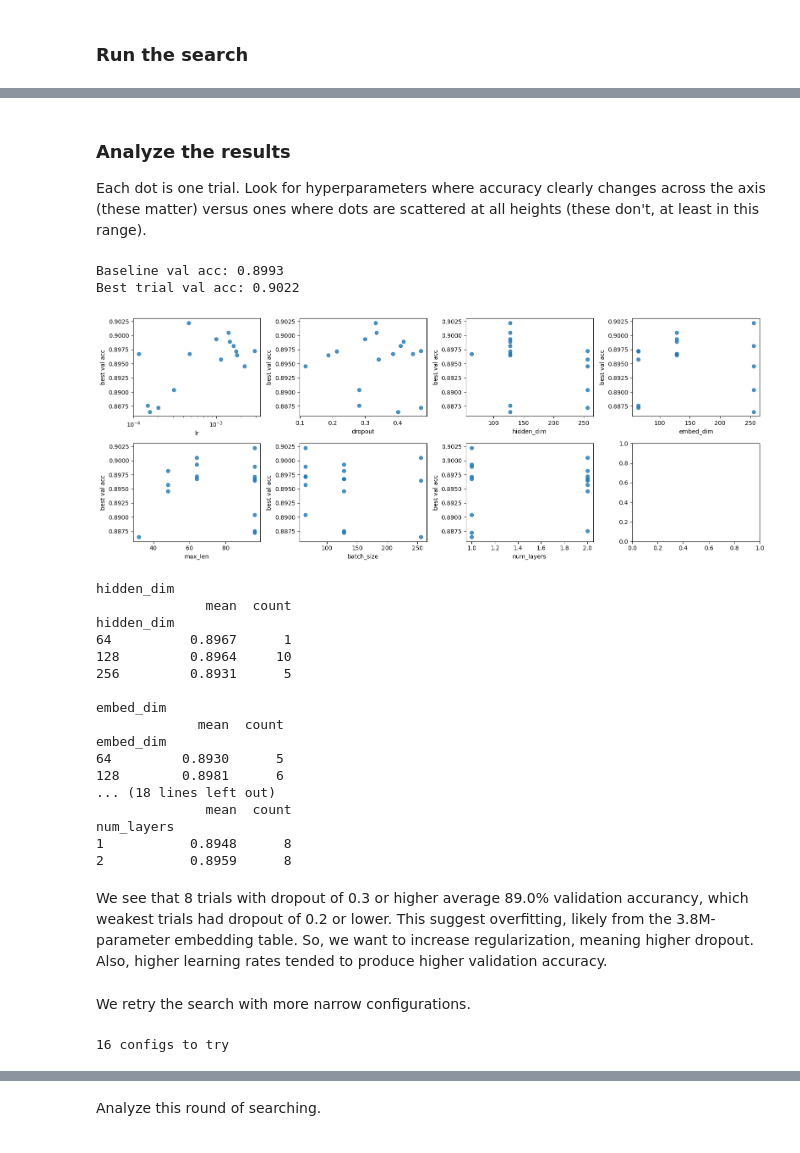
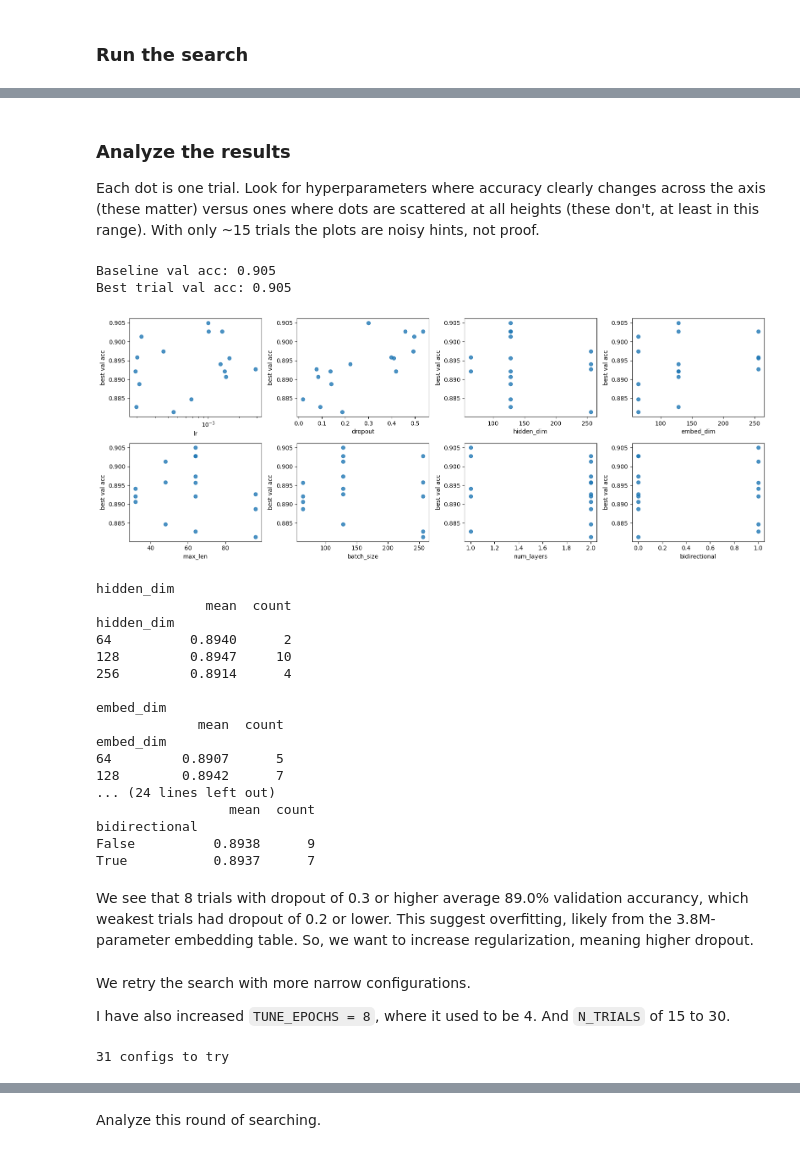
Before and after one commit to leek-yams/mie1624-NN, a Jupyter notebook: RNN_TensorflowKeras.ipynb, the cells around one changed output, grey strips where cells are left out. Saved outputs shown, nothing was run; the diff lists cells and outputs as text; code cells hidden in the pictures.

```diff
--- a/RNN_TensorflowKeras.ipynb
+++ b/RNN_TensorflowKeras.ipynb
@@ -62,9 +62,9 @@ CAP_LEN = 128            # texts are vectorized once at this length; trials slic
 CLIP = 1.0               # gradient clipping theshold
 
 # Search budget (for hyperparameter tuning)
-N_TRIALS = 15            # number of random configs (plus the baseline)
+N_TRIALS = 30            # number of random configs (plus the baseline)
 TUNE_EPOCHS = 8          # max epochs per trial
-TUNE_TRAIN_SIZE = 20_000 # train on a subset while searching (None = full training split)
+TUNE_TRAIN_SIZE = 30_000 # train on a subset while searching (None = full training split)
 
 # Confirmation and final training
 TOP_K = 3
@@ -74,7 +74,7 @@ FINAL_EPOCHS = 10
 # default configuration, used as trial 0
 BASELINE = dict(
     lr=1e-3, embed_dim=128, hidden_dim=128, num_layers=1,
-    bidirectional=False, dropout=0.3, max_len=64, batch_size=128,
+    bidirectional=True, dropout=0.3, max_len=64, batch_size=128,
 )
 CFG_KEYS = list(BASELINE)
 
@@ -243,7 +244,7 @@ def sample_config(rng):
         embed_dim=int(rng.choice([64, 128, 256])),
         hidden_dim=int(rng.choice([64, 128, 256])),
         num_layers=int(rng.choice([1, 2])),
-        bidirectional=bool(rng.choice([False])), # only consider unidirectional
+        bidirectional=bool(rng.choice([True, False])),
         dropout=float(rng.uniform(0.0, 0.6)),
         max_len=int(rng.choice([32, 48, 64, 96])),
         batch_size=int(rng.choice([64, 128, 256])),
@@ -266,7 +267,7 @@ for i, cfg in enumerate(configs):
     print(
         f"{tag:9s} val_acc {res['best_val_acc']:.4f} (epoch {res['best_epoch']}) | "
         f"lr {cfg['lr']:.1e} emb {cfg['embed_dim']} hid {cfg['hidden_dim']} L{cfg['num_layers']} "
-        f"drop {cfg['dropout']:.2f} len {cfg['max_len']} bs {cfg['batch_size']} "
+        f"bi={cfg['bidirectional']} drop {cfg['dropout']:.2f} len {cfg['max_len']} bs {cfg['batch_size']} "
         f"| {res['seconds']}s"
     )
 
@@ -312,59 +313,62 @@ trial 15  val_acc 0.9005 (epoch 2) | lr 1.4e-03 emb 128 hid 128 L2 drop 0.34 len
 
 Each dot is one trial. Look for hyperparameters where accuracy clearly changes across the axis (these
 matter) versus ones where dots are scattered at all heights (these don't, at least in this range).
+With only ~15 trials the plots are noisy hints, not proof.
 # %%
 print("Baseline val acc:", round(float(df.loc[df.trial == 0, "best_val_acc"].iloc[0]), 4))
 print("Best trial val acc:", round(float(df.best_val_acc.iloc[0]), 4))
 
-params = ["lr", "dropout", "hidden_dim", "embed_dim", "max_len", "batch_size", "num_layers"]
+params = ["lr", "dropout", "hidden_dim", "embed_dim", "max_len", "batch_size", "num_layers", "bidirectional"]
 fig, axes = plt.subplots(2, 4, figsize=(16, 6))
 for ax, p in zip(axes.ravel(), params):
     ax.scatter(df[p].astype(float), df.best_val_acc, alpha=0.8)
     ax.set_xlabel(p)
     ax.set_ylabel("best val acc")
     if p == "lr":
         ax.set_xscale("log")
 plt.tight_layout()
 plt.show()
 
 # Mean validation accuracy for each value of the discrete hyperparameters
-for p in ["hidden_dim", "embed_dim", "max_len", "batch_size", "num_layers"]:
+for p in ["hidden_dim", "embed_dim", "max_len", "batch_size", "num_layers", "bidirectional"]:
     print(f"\n{p}")
     print(df.groupby(p).best_val_acc.agg(["mean", "count"]).round(4))
 # %% [output]
-Baseline val acc: 0.8993
-Best trial val acc: 0.9022
+Baseline val acc: 0.905
+Best trial val acc: 0.905
-[figure, old version]
+[figure, new version]
 hidden_dim
               mean  count
 hidden_dim
-64          0.8967      1
-128         0.8964     10
-256         0.8931      5
+64          0.8940      2
+128         0.8947     10
+256         0.8914      4
 
 embed_dim
              mean  count
 embed_dim
-64         0.8930      5
-128        0.8981      6
-... (18 lines left out)
-              mean  count
-num_layers
-1           0.8948      8
-2           0.8959      8
+64         0.8907      5
+128        0.8942      7
+... (24 lines left out)
+                 mean  count
+bidirectional
+False          0.8938      9
+True           0.8937      7
 # %% [markdown]
-We see that 8 trials with dropout of 0.3 or higher average 89.0% validation accurancy, which weakest trials had dropout of 0.2 or lower. This suggest overfitting, likely from the 3.8M-parameter embedding table. So, we want to increase regularization, meaning higher dropout. Also, higher learning rates tended to produce higher validation accuracy.
+We see that 8 trials with dropout of 0.3 or higher average 89.0% validation accurancy, which weakest trials had dropout of 0.2 or lower. This suggest overfitting, likely from the 3.8M-parameter embedding table. So, we want to increase regularization, meaning higher dropout.
 # %% [markdown]
 We retry the search with more narrow configurations.
+
+I have also increased `TUNE_EPOCHS = 8`, where it used to be 4. And `N_TRIALS` of 15 to 30.
 # %%
 def sample_config(rng):
     return dict(
-        lr=float(10 ** rng.uniform(-3, -1)),   # 2e-4 .. 2e-3
+        lr=float(10 ** rng.uniform(-3.7, -2.7)),   # 2e-4 .. 2e-3
         embed_dim=int(rng.choice([128, 256])),
         hidden_dim=int(rng.choice([128, 256])),
         num_layers=1,                               # fixed: no better, much slower
-        bidirectional=False,                         # fixed: no measurable difference
-        dropout=float(rng.uniform(0.3, 0.5)),       # focus here
+        bidirectional=True,                         # fixed: no measurable difference
+        dropout=float(rng.uniform(0.3, 0.7)),       # focus here
         max_len=int(rng.choice([48, 64])),
         batch_size=128,                             # fixed
     )
@@ -373,7 +377,7 @@ search_rng = np.random.default_rng(SEED)
 configs = [BASELINE] + [sample_config(search_rng) for _ in range(N_TRIALS)]
 print(len(configs), "configs to try")
 # %% [output]
-16 configs to try
+31 configs to try
 # %%
 results = []
 for i, cfg in enumerate(configs):
```
Also changed, not shown: parts of 13 cells of this notebook.
